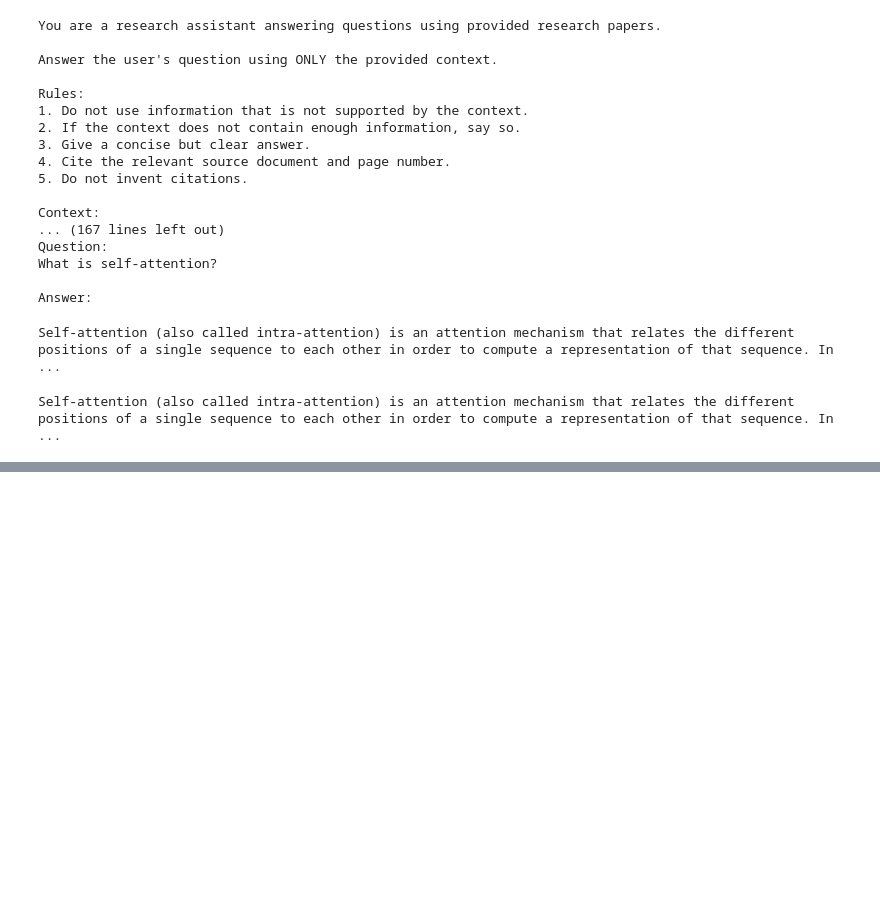
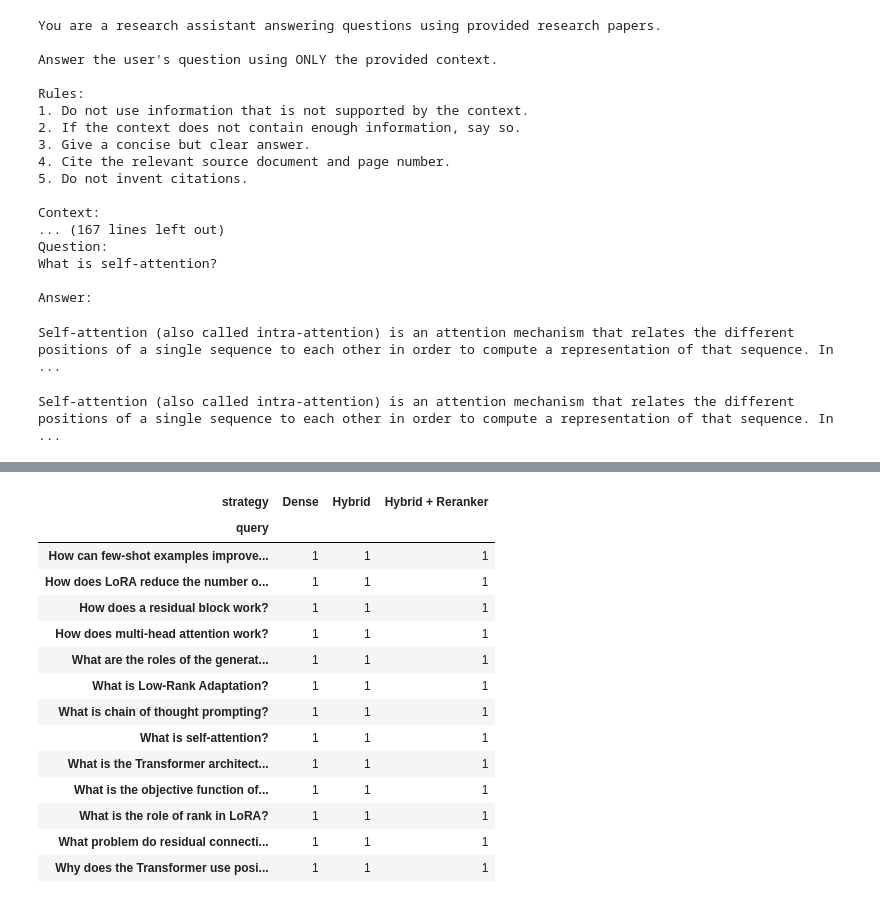
Before and after one commit to sanskar407/ResearchRAG, a Jupyter notebook: notebooks/03_vector_retrieval.ipynb, the cells around one changed output, grey strips where cells are left out. Saved outputs shown, nothing was run; the diff lists cells and outputs as text; code cells hidden in the pictures; blank space fills up the shorter version.

```diff
--- a/notebooks/03_vector_retrieval.ipynb
+++ b/notebooks/03_vector_retrieval.ipynb
@@ -1091,0 +1260,100 @@ Self‑attention (also called intra‑attention) is an attention mechanism that
+# %%
+import pandas as pd
+
+comparison_results = []
+
+for item in evaluation_data:
+    query = item["query"]
+    expected_source = item["expected_source"]
+
+    # Strategy 1: Dense retrieval
+    dense_results = retrieve(
+        query, model, index, chunks, k=5
+    )
+
+    # Strategy 2: Hybrid retrieval
+    hybrid_results = hybrid_retrieve(
+        query,
+        model,
+        index,
+        bm25,
+        chunks,
+        dense_k=10,
+        bm25_k=10,
+        final_k=5,
+    )
+
+    # Strategy 3: Hybrid retrieval + cross-encoder reranking
+    hybrid_candidates = hybrid_retrieve(
+        query,
+        model,
+        index,
+        bm25,
+        chunks,
+        dense_k=10,
+        bm25_k=10,
+        final_k=10,
+    )
+
+    reranked_results = rerank(
+        query, hybrid_candidates, reranker, top_k=5
+    )
+
+    strategies = {
+        "Dense": dense_results,
+        "Hybrid": hybrid_results,
+        "Hybrid + Reranker": reranked_results,
+    }
+
+    for strategy_name, results in strategies.items():
+        relevant_ranks = [
+            rank
+            for rank, result in enumerate(results, start=1)
+            if result["source"] == expected_source
+        ]
+
+        first_rank = (
+            relevant_ranks[0] if relevant_ranks else None
+        )
+
+        comparison_results.append({
+            "query": query,
+            "strategy": strategy_name,
+            "first_relevant_rank": first_rank,
+            "Recall@1": int(first_rank == 1),
+            "Recall@3": int(
+                first_rank is not None and first_rank <= 3
+            ),
+            "Recall@5": int(
+                first_rank is not None and first_rank <= 5
+            ),
+            "MRR": (
+                1 / first_rank if first_rank is not None else 0.0
+            ),
+        })
+
+comparison_df = pd.DataFrame(comparison_results)
+
+display(
+    comparison_df.pivot(
+        index="query",
+        columns="strategy",
+        values="first_relevant_rank",
+    )
+)
+# %% [output]
+| strategy | Dense | Hybrid | Hybrid + Reranker |
+| query |  |  |  |
+| How can few-shot examples improve... | 1 | 1 | 1 |
+| How does LoRA reduce the number o... | 1 | 1 | 1 |
+| How does a residual block work? | 1 | 1 | 1 |
+| How does multi-head attention work? | 1 | 1 | 1 |
+| What are the roles of the generat... | 1 | 1 | 1 |
+| What is Low-Rank Adaptation? | 1 | 1 | 1 |
+| What is chain of thought prompting? | 1 | 1 | 1 |
+| What is self-attention? | 1 | 1 | 1 |
+| What is the Transformer architect... | 1 | 1 | 1 |
+| What is the objective function of... | 1 | 1 | 1 |
+| What is the role of rank in LoRA? | 1 | 1 | 1 |
+| What problem do residual connecti... | 1 | 1 | 1 |
+| Why does the Transformer use posi... | 1 | 1 | 1 |
```
Also changed, not shown: parts of 15 cells of this notebook.
